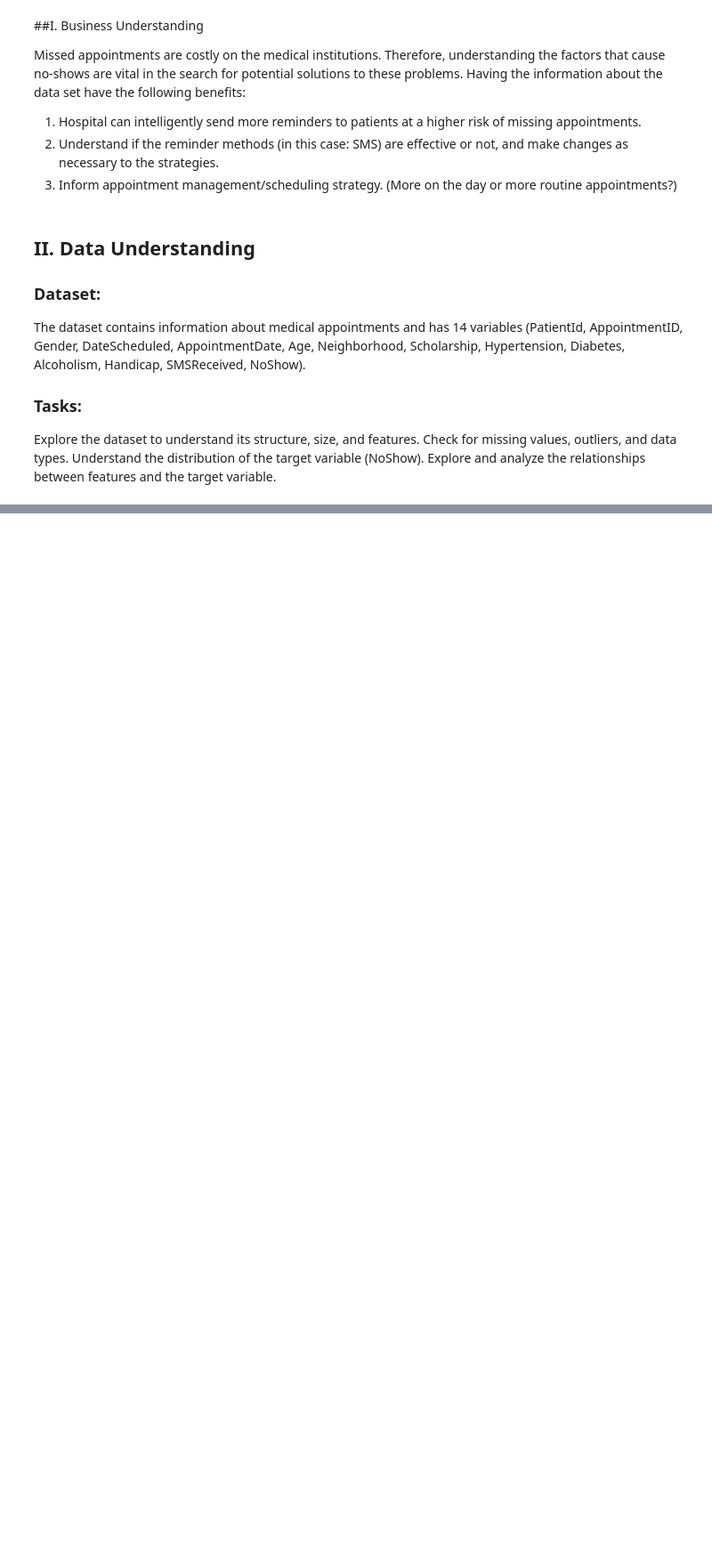
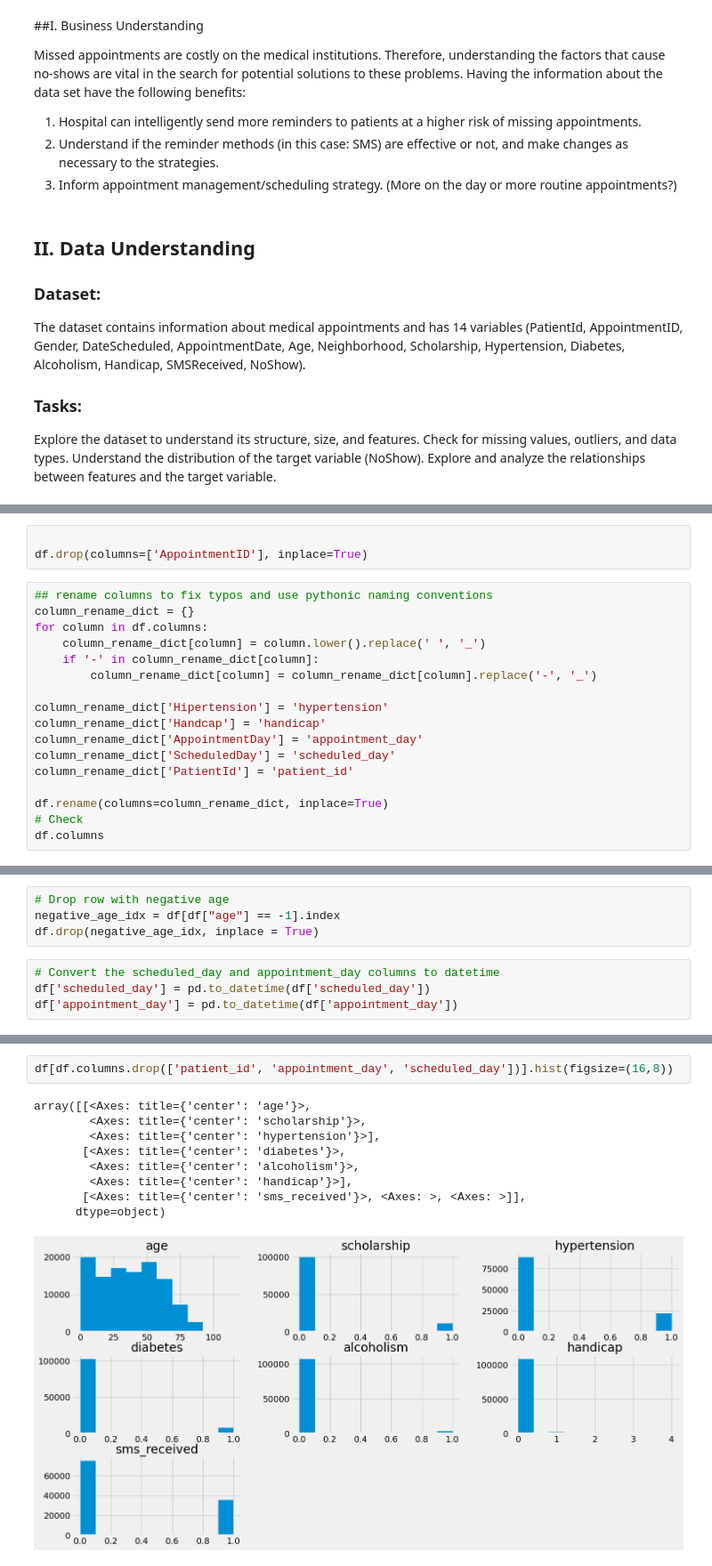
Before and after one commit to KingXP-Pythoner/appt-noshow-model, a Jupyter notebook: Medical_Appointment_No_Show_Classification_Prediction.ipynb, the cells around one changed output, grey strips where cells are left out. Shown at 89% size. Saved outputs shown, nothing was run; the diff lists cells and outputs as text; blank space fills up the shorter version.

```diff
--- a/Medical_Appointment_No_Show_Classification_Prediction.ipynb
+++ b/Medical_Appointment_No_Show_Classification_Prediction.ipynb
@@ -98,0 +131,20 @@ dtype: int64
+# %%
+
+df.drop(columns=['AppointmentID'], inplace=True)
+# %%
+## rename columns to fix typos and use pythonic naming conventions
+column_rename_dict = {}
+for column in df.columns:
+    column_rename_dict[column] = column.lower().replace(' ', '_')
+    if '-' in column_rename_dict[column]:
+        column_rename_dict[column] = column_rename_dict[column].replace('-', '_')
+
+column_rename_dict['Hipertension'] = 'hypertension'
+column_rename_dict['Handcap'] = 'handicap'
+column_rename_dict['AppointmentDay'] = 'appointment_day'
+column_rename_dict['ScheduledDay'] = 'scheduled_day'
+column_rename_dict['PatientId'] = 'patient_id'
+
+df.rename(columns=column_rename_dict, inplace=True)
+# Check
+df.columns
@@ -98,0 +203,8 @@ dtype: int64
+# %%
+# Drop row with negative age
+negative_age_idx = df[df["age"] == -1].index
+df.drop(negative_age_idx, inplace = True)
+# %%
+# Convert the scheduled_day and appointment_day columns to datetime
+df['scheduled_day'] = pd.to_datetime(df['scheduled_day'])
+df['appointment_day'] = pd.to_datetime(df['appointment_day'])
@@ -98,0 +220,12 @@ dtype: int64
+# %%
+df[df.columns.drop(['patient_id', 'appointment_day', 'scheduled_day'])].hist(figsize=(16,8))
+# %% [output]
+array([[<Axes: title={'center': 'age'}>,
+        <Axes: title={'center': 'scholarship'}>,
+        <Axes: title={'center': 'hypertension'}>],
+       [<Axes: title={'center': 'diabetes'}>,
+        <Axes: title={'center': 'alcoholism'}>,
+        <Axes: title={'center': 'handicap'}>],
+       [<Axes: title={'center': 'sms_received'}>, <Axes: >, <Axes: >]],
+      dtype=object)
+[figure, added]
```
Also changed, not shown: parts of 58 cells of this notebook.
